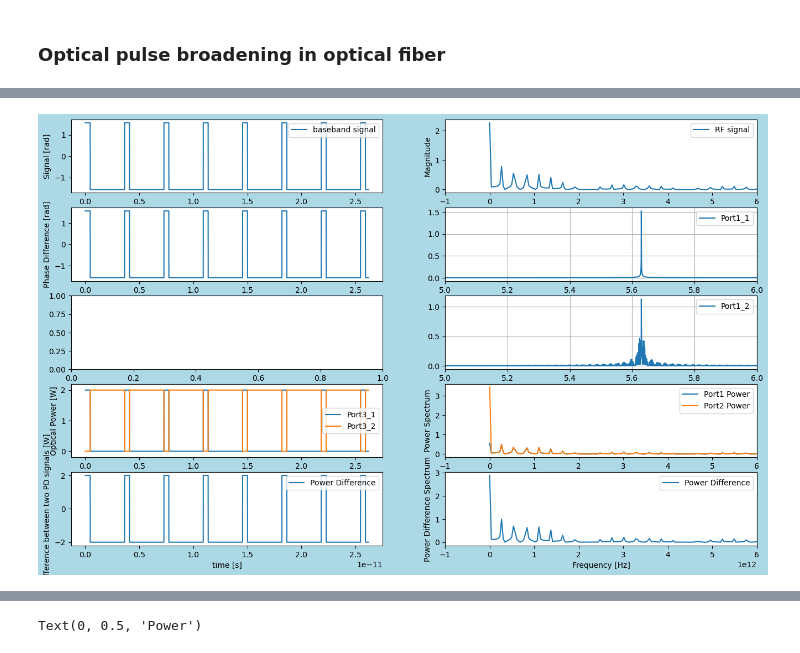
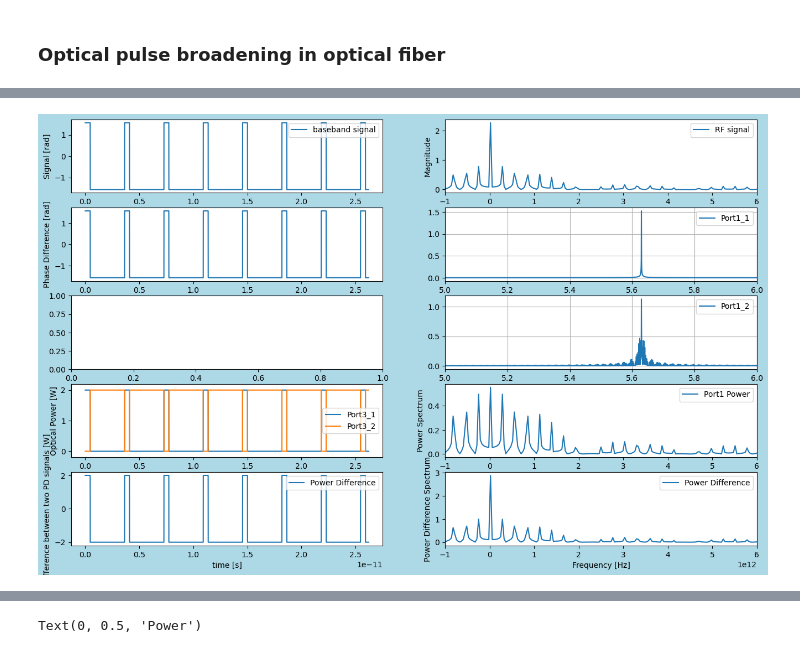
Before and after one commit to tacticstactics/Optical-pulse-broadening, a Jupyter notebook: optical_pulse_broadening_optical_fibers.ipynb, the cells around one changed output, grey strips where cells are left out. Cells and saved outputs as stored; diff of their text form; code cells hidden in the pictures.

```diff
--- a/optical_pulse_broadening_optical_fibers.ipynb
+++ b/optical_pulse_broadening_optical_fibers.ipynb
@@ -55,7 +55,7 @@ t_step = 2e-16 #[s]
 print('t_step:', t_step)
 tcol = np.linspace(0.0, t_step * samplerate, samplerate, endpoint=False)
 
-frequencystep = (1/t_step) * (1/N)
+frequencystep = (1/t_step) // N
 print("frequencystep: ", frequencystep)
 print("frequencystep: ", f'{frequencystep:.5E}')
 
@@ -67,7 +67,7 @@ print('Shape of UnShifted_f:', UnShifted_f.shape)
 Nyq_freq = samplerate * frequencystep
 print('Nyq_freq:', f'{Nyq_freq:.5E}')
 
-optical_frequencies = np.linspace(frequencystep, Nyq_freq, samplerate)
+optical_frequencies = np.linspace(-Nyq_freq, Nyq_freq, samplerate)
 
 amp_c = 0.5 * np.pi
 
@@ -209,10 +209,16 @@ ax1_1.plot(tcol,baseband_signals,label="baseband signal")
 ax1_1.set_ylabel("Signal [rad]")
 ax1_1.legend()
 
-xf = fftfreq(samplerate, t_step)[:samplerate//2]
-rfsignal_powercol_fft = fft(baseband_signals)
+#xf = fftshift(fftfreq(tcol.shape[-1]))
+xf = optical_frequencies
 
-ax1_2.plot(xf, 2.0/samplerate * np.abs(rfsignal_powercol_fft[0:samplerate//2]), label="RF signal")
+#xf = fftfreq(samplerate, t_step)[:samplerate//2]
+
+rfsignal_powercol_fft = fftshift(fft(baseband_signals))
+
+#ax1_2.plot(xf, 2.0/samplerate * np.abs(rfsignal_powercol_fft[0:samplerate//2]), label="RF signal")
+ax1_2.plot(xf, 2.0/samplerate * np.abs(rfsignal_powercol_fft), label="RF signal")
+
 ax1_2.set_xlabel("Frequency [Hz]")
 ax1_2.set_ylabel("Magnitude")
 ax1_2.set_xlim(-1e12,6e12)
@@ -239,34 +245,39 @@ ax1_9.set_xlabel("time [s]")
 ax1_9.set_ylabel("Difference between two PD signals [W]")
 ax1_9.legend()
 
-Port1_1_EFcol_f = fft(Port1_1_EFcol)
-Port1_2_EFcol_f = fft(Port1_2_EFcol)
+Port1_1_EFcol_f = fftshift(fft(Port1_1_EFcol))
+Port1_2_EFcol_f = fftshift(fft(Port1_2_EFcol))
 
-ax1_4.plot(xf, 2.0/samplerate * np.abs(Port1_1_EFcol_f[0:samplerate//2]),label="Port1_1")
+#ax1_4.plot(xf, 2.0/samplerate * np.abs(Port1_1_EFcol_f[0:samplerate//2]),label="Port1_1")
+ax1_4.plot(optical_frequencies, 2.0/samplerate * np.abs(Port1_1_EFcol_f),label="Port1_1")
+
 ax1_4.set_xlim(500e12,600e12)
 ax1_4.legend()
 ax1_4.grid(True)
 
-ax1_6.plot(xf, 2.0/samplerate * np.abs(Port1_2_EFcol_f[0:samplerate//2]),label="Port1_2")
+#ax1_6.plot(xf, 2.0/samplerate * np.abs(Port1_2_EFcol_f[0:samplerate//2]),label="Port1_2")
+ax1_6.plot(optical_frequencies, 2.0/samplerate * np.abs(Port1_2_EFcol_f),label="Port1_2")
 ax1_6.set_xlim(500e12,600e12)
 ax1_6.legend()
 ax1_6.grid(True)
 
-Port1_powercol_f = fft(Port3_1_powercol)
-Port2_powercol_f = fft(Port3_2_powercol)
+Port1_powercol_f = fftshift(fft(Port3_1_powercol))
+Port2_powercol_f = fftshift(fft(Port3_2_powercol))
 
-ax1_8.plot(xf, 2.0/samplerate * np.abs(Port1_powercol_f[0:samplerate//2]),label="Port1 Power")
+#ax1_8.plot(xf, 2.0/samplerate * np.abs(Port1_powercol_f[0:samplerate//2]),label="Port1 Power")
+ax1_8.plot(optical_frequencies, 2.0/samplerate * np.abs(Port1_powercol_f),label="Port1 Power")
 ax1_8.set_ylabel("Power Spectrum")
+#ax1_8.set_xlim(-1e12,6e12)
+
+#ax1_8.plot(xf, 2.0/samplerate * np.abs(Port2_powercol_f[0:samplerate//2]), label="Port2 Power")
+
 ax1_8.set_xlim(-1e12,6e12)
 ax1_8.legend()
 
-ax1_8.plot(xf, 2.0/samplerate * np.abs(Port2_powercol_f[0:samplerate//2]), label="Port2 Power")
-ax1_8.set_ylabel("Power Spectrum")
-ax1_8.set_xlim(-1e12,6e12)
-ax1_8.legend()
+Power_diffcol_f = fftshift(fft(Power_diffcol))
+#ax1_10.plot(xf, 2.0/samplerate * np.abs(Power_diffcol_f[0:samplerate//2]), label="Power Difference")
+ax1_10.plot(optical_frequencies, 2.0/samplerate * np.abs(Power_diffcol_f), label="Power Difference")
 
-Power_diffcol_f = fft(Power_diffcol)
-ax1_10.plot(xf, 2.0/samplerate * np.abs(Power_diffcol_f[0:samplerate//2]), label="Power Difference")
 ax1_10.set_xlabel("Frequency [Hz]")
 ax1_10.set_ylabel("Power Difference Spectrum")
 ax1_10.set_xlim(-1e12,6e12)
@@ -288,4 +299,4 @@ shape of xf: (65536,)
-[figure, old version]
+[figure, new version]
 # %%
 
 
```
Also changed, not shown: parts of 4 cells of this notebook.
